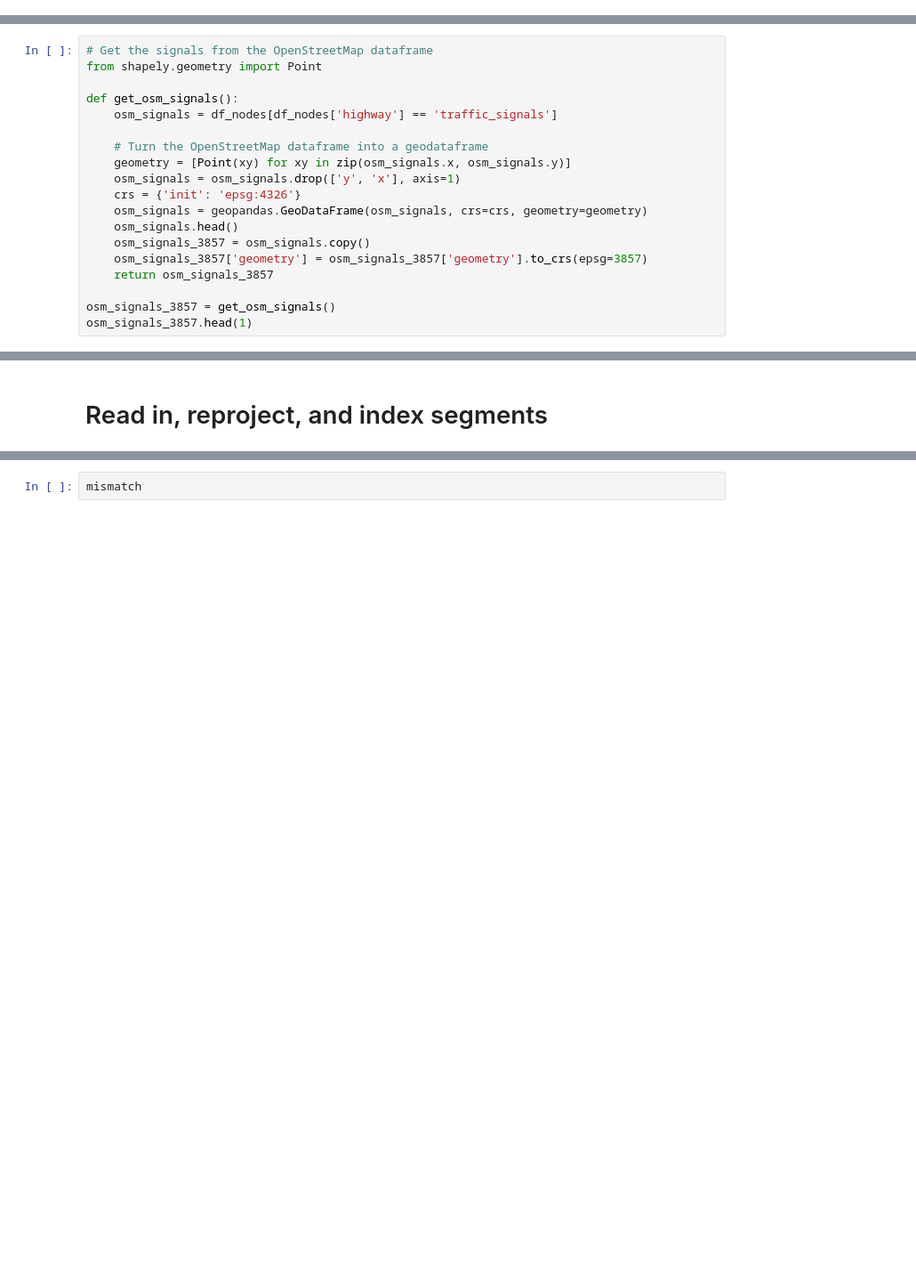
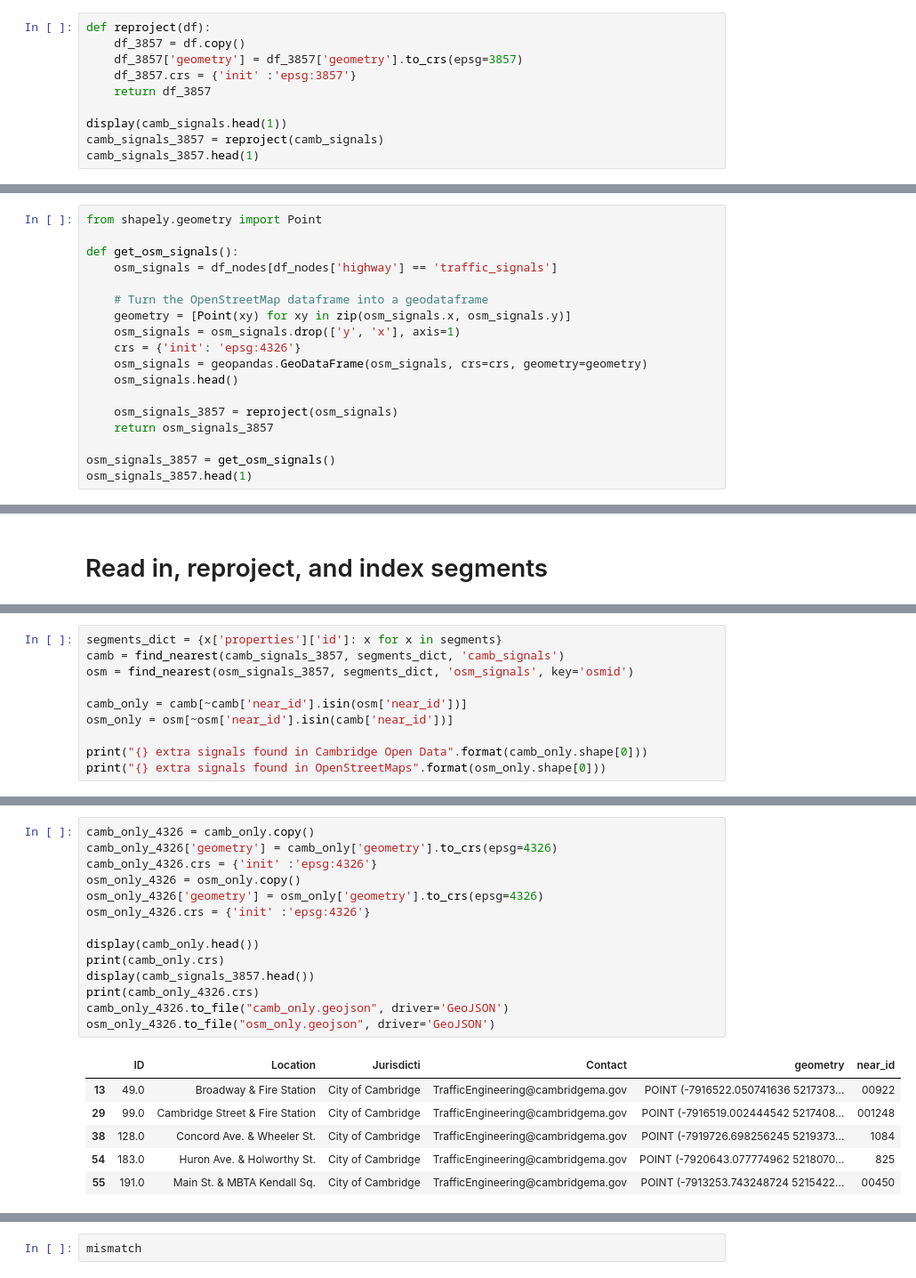
Before and after one commit to j-t-t/presentations, a Jupyter notebook: pydata-2019/pydata.ipynb, the cells around one changed output, grey strips where cells are left out. Shown at 89% size. Saved outputs shown, nothing was run; the diff lists cells and outputs as text; blank space fills up the shorter version.

```diff
--- a/pydata-2019/pydata.ipynb
+++ b/pydata-2019/pydata.ipynb
@@ -181,0 +175,10 @@ camb_signals_3857.head(1)
+# %%
+def reproject(df):
+    df_3857 = df.copy()
+    df_3857['geometry'] = df_3857['geometry'].to_crs(epsg=3857)
+    df_3857.crs = {'init' :'epsg:3857'}
+    return df_3857
+
+display(camb_signals.head(1))
+camb_signals_3857 = reproject(camb_signals)
+camb_signals_3857.head(1)
@@ -182,5 +192,4 @@ camb_signals_3857.head(1)
 # %%
-# Get the signals from the OpenStreetMap dataframe
 from shapely.geometry import Point
 
 def get_osm_signals():
@@ -192,8 +201,8 @@ def get_osm_signals():
     crs = {'init': 'epsg:4326'}
     osm_signals = geopandas.GeoDataFrame(osm_signals, crs=crs, geometry=geometry)
     osm_signals.head()
-    osm_signals_3857 = osm_signals.copy()
-    osm_signals_3857['geometry'] = osm_signals_3857['geometry'].to_crs(epsg=3857)
+
+    osm_signals_3857 = reproject(osm_signals)
     return osm_signals_3857
 
 osm_signals_3857 = get_osm_signals()
@@ -263,0 +264,10 @@ print("{} extra signals found in OpenStreetMaps".format(len(mismatch)))
+# %%
+segments_dict = {x['properties']['id']: x for x in segments}
+camb = find_nearest(camb_signals_3857, segments_dict, 'camb_signals')
+osm = find_nearest(osm_signals_3857, segments_dict, 'osm_signals', key='osmid')
+
+camb_only = camb[~camb['near_id'].isin(osm['near_id'])]
+osm_only = osm[~osm['near_id'].isin(camb['near_id'])]
+
+print("{} extra signals found in Cambridge Open Data".format(camb_only.shape[0]))
+print("{} extra signals found in OpenStreetMaps".format(osm_only.shape[0]))
@@ -263,0 +277,21 @@ print("{} extra signals found in OpenStreetMaps".format(len(mismatch)))
+# %%
+camb_only_4326 = camb_only.copy()
+camb_only_4326['geometry'] = camb_only['geometry'].to_crs(epsg=4326)
+camb_only_4326.crs = {'init' :'epsg:4326'}
+osm_only_4326 = osm_only.copy()
+osm_only_4326['geometry'] = osm_only['geometry'].to_crs(epsg=4326)
+osm_only_4326.crs = {'init' :'epsg:4326'}
+
+display(camb_only.head())
+print(camb_only.crs)
+display(camb_signals_3857.head())
+print(camb_only_4326.crs)
+camb_only_4326.to_file("camb_only.geojson", driver='GeoJSON')
+osm_only_4326.to_file("osm_only.geojson", driver='GeoJSON')
+# %% [output]
+|  | ID | Location | Jurisdicti | Contact | geometry | near_id |
+| 13 | 49.0 | Broadway & Fire Station | City of Cambridge | TrafficEngineering@cambridgema.gov | POINT (-7916522.050741636 5217373... | 00922 |
+| 29 | 99.0 | Cambridge Street & Fire Station | City of Cambridge | TrafficEngineering@cambridgema.gov | POINT (-7916519.002444542 5217408... | 001248 |
+| 38 | 128.0 | Concord Ave. & Wheeler St. | City of Cambridge | TrafficEngineering@cambridgema.gov | POINT (-7919726.698256245 5219373... | 1084 |
+| 54 | 183.0 | Huron Ave. & Holworthy St. | City of Cambridge | TrafficEngineering@cambridgema.gov | POINT (-7920643.077774962 5218070... | 825 |
+| 55 | 191.0 | Main St. & MBTA Kendall Sq. | City of Cambridge | TrafficEngineering@cambridgema.gov | POINT (-7913253.743248724 5215422... | 00450 |
```
Also changed, not shown: parts of 17 cells of this notebook.
